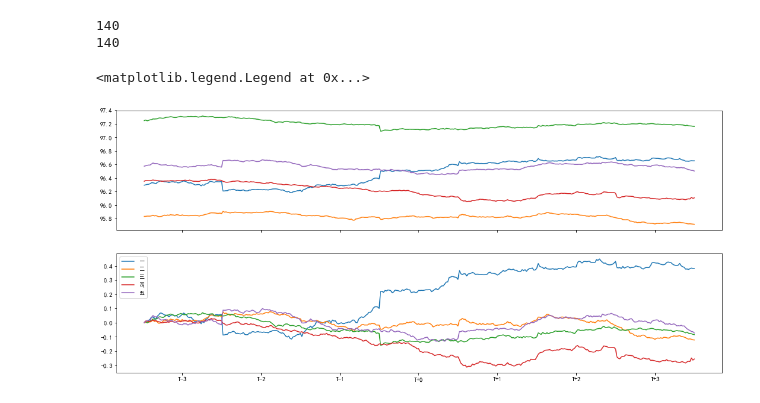
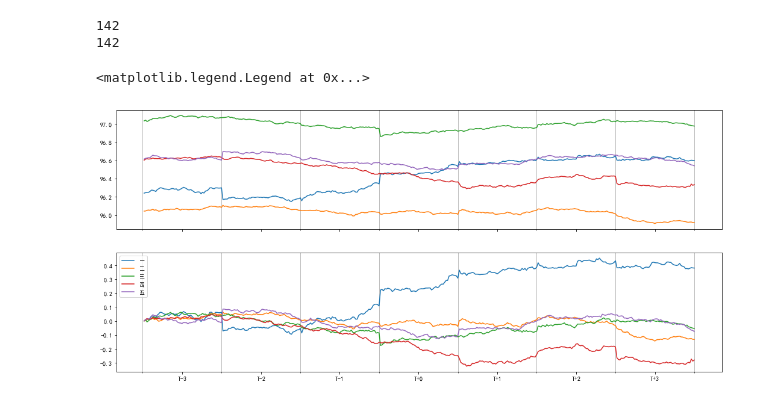
Before and after one commit to dxcv/my-strategies, a Jupyter notebook: strategy1/strategy1.ipynb, the cells around one changed output. Cells and saved outputs as stored; diff of their text form; code cells hidden in the pictures.

```diff
--- a/strategy1/strategy1.ipynb
+++ b/strategy1/strategy1.ipynb
@@ -155,7 +189,7 @@ class ImpFuture(object):
             future_term = 10
         else:
             raise ValueError("不被接受的参数值future_type")
-        dt0 = dtt.date(2016, 2, 15)
+        dt0 = dtt.date(2016, 1, 8)
         dt1 = dt0 + dtt.timedelta(days=day1)
         sdt = dt1.strftime("%Y-%m-%d")
         sql1 = """
@@ -189,3 +223,40 @@ class ImpFuture(object):
             r = np.mean(data2[a:b], axis=0)
             res.append(r)
         return res
+
+    def lll(self, day1, day2, future_type, bond_type="国债", delta_type="delta", k=5, p2r_mode=0):
+        if future_type == "TF":
+            future_term = 5
+        elif future_type == "T":
+            future_term = 10
+        else:
+            raise ValueError("不被接受的参数值future_type")
+        dt0 = dtt.date(2016, 2, 15)
+        dt1 = dt0 + dtt.timedelta(days=day1)
+        sdt = dt1.strftime("%Y-%m-%d")
+        sql1 = """
+        select t1.dt, t1.term, t1.{0}, t2.dt, t3.dt, t1.bondtype
+        from impact t1 inner join dts1 t2 inner join dts1 t3 inner join dts1 t4
+        on t1.dt = t4.dt and t2.seq = t4.seq - %s and t3.seq = t4.seq + %s and t1.bondtype = "{1}"
+        where t1.{0} is not null and t1.dt >= '{2}'
+        order by t1.{0}
+        """.format(delta_type, bond_type, sdt)
+        data1 = Data(sql1, self.cur, (day1, day2)).data
+        num = len(data1)  # 提取记录的个数，用于
+        print(num)
+        # 提取交易行情序列
+        data2 = []
+        index = []
+        sql2 = """
+        select dtt, close from future_minute
+        where date(dtt) between %s and %s and term = {}
+        """.format(future_term)
+        for d1 in data1:
+            ddd = Data(sql2, self.cur, (d1[3], d1[4]))
+            d2 = ddd.select_col(1)
+            i2 = ddd.select_col(0)
+            d2 = p2r(d2, mode=p2r_mode)
+            data2.append(d2)
+            index.append(i2)
+        res = [pd.Series(data=d, index=pd.to_datetime(i)) for d, i in zip(data2, index)]
+        return res
@@ -248,21 +288,25 @@ data2 = imp_future.imp_days_minutes(day1, day2, "T", k=k, p2r_mode=1, delta_type
 pd_data1 = pd.DataFrame(list(zip(*data1)), index=index, columns=columns)
 pd_data2 = pd.DataFrame(list(zip(*data2)), index=index, columns=columns)
 # %% [output]
-140
-140
+142
+142
 # %%
 mpl.rcParams['font.sans-serif'] = ['SimHei']
 plt.rcParams['axes.unicode_minus'] = False
 locator = FixedLocator([54*d+26 for d in range(day1+day2+1)])
+minor_locator = FixedLocator([54*d-1 for d in range(day1+day2+2)])
 formatter = FixedFormatter(days)
 fig, axes = plt.subplots(2, 1, figsize=(18, 8), sharex="all")
 for ax, pd_data in zip(axes, [pd_data1, pd_data2]):
     labels = pd_data.columns
     for i in range(len(labels)):
         ax.plot(pd_data.index, pd_data.iloc[:, i], label=labels[i])
-ax.xaxis.set_major_locator(locator)
+    ax.xaxis.set_major_locator(locator)
+    ax.xaxis.set_minor_locator(minor_locator)
+    ax.grid(axis="x", which="minor")
+
 ax.xaxis.set_major_formatter(formatter)
 ax.legend(loc="best")
 # %% [output]
 <matplotlib.legend.Legend at 0x...>
-[figure, old version]
+[figure, new version]
```
Also changed, not shown: parts of 17 cells of this notebook, 4 other files.
